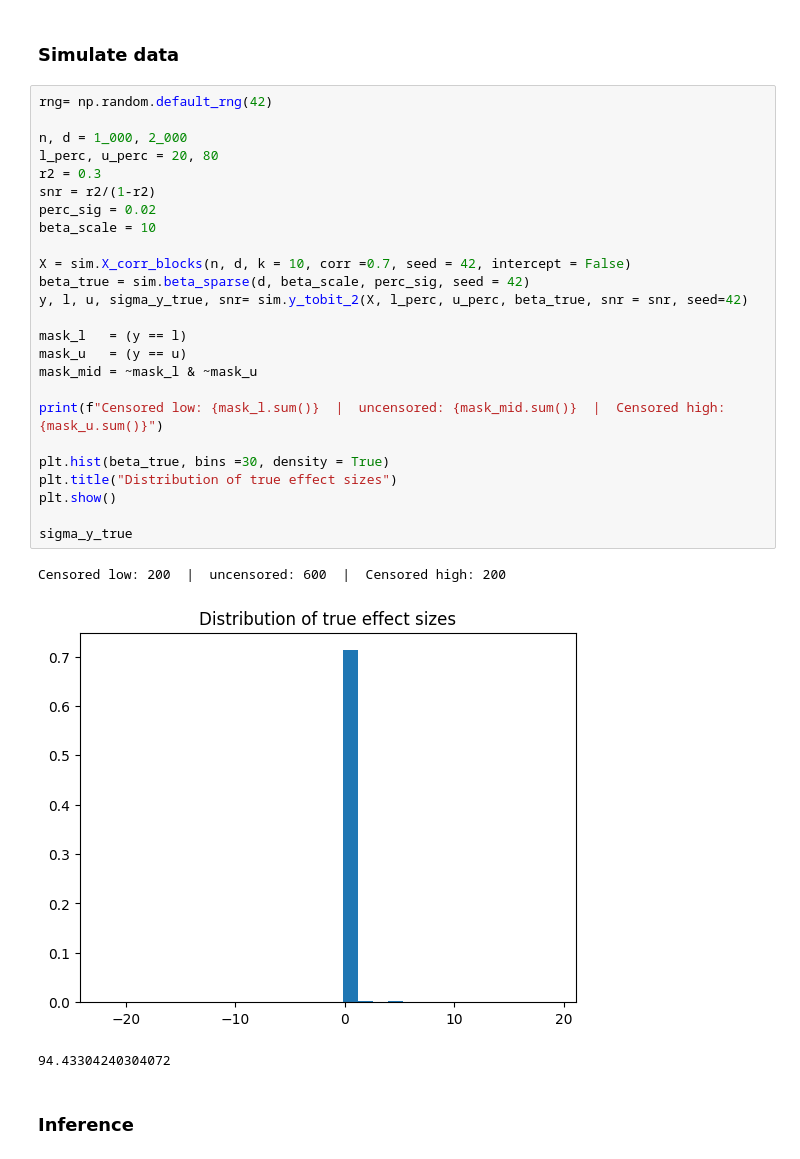
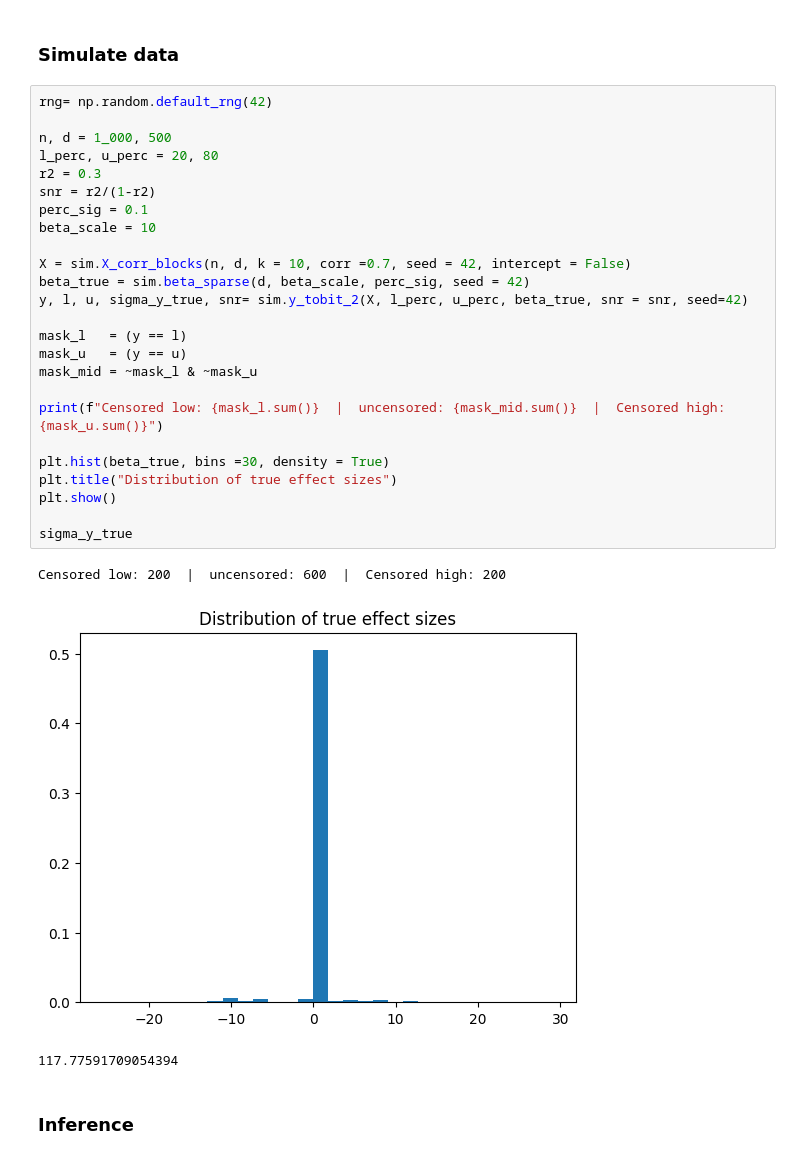
Before and after one commit to mariaestera/vi_tobit, a Jupyter notebook: mfvb_sparse_tobit.ipynb, the cells around one changed output. Drawn from its saved outputs; the diff is of its cells as text.

```diff
--- a/mfvb_sparse_tobit.ipynb
+++ b/mfvb_sparse_tobit.ipynb
@@ -23,32 +23,32 @@ from gibbs import gibbs_disc_spike_slab
 # %%
 rng= np.random.default_rng(42)
 
-n, d = 1_000, 2_000
+n, d = 1_000, 500
 l_perc, u_perc = 20, 80
 r2 = 0.3
 snr = r2/(1-r2)
-perc_sig = 0.02
+perc_sig = 0.1
 beta_scale = 10
 
 X = sim.X_corr_blocks(n, d, k = 10, corr =0.7, seed = 42, intercept = False)
 beta_true = sim.beta_sparse(d, beta_scale, perc_sig, seed = 42)
 y, l, u, sigma_y_true, snr= sim.y_tobit_2(X, l_perc, u_perc, beta_true, snr = snr, seed=42)
 
 mask_l   = (y == l)
 mask_u   = (y == u)
 mask_mid = ~mask_l & ~mask_u
 
 print(f"Censored low: {mask_l.sum()}  |  uncensored: {mask_mid.sum()}  |  Censored high: {mask_u.sum()}")
 
 plt.hist(beta_true, bins =30, density = True)
 plt.title("Distribution of true effect sizes")
 plt.show()
 
 sigma_y_true
 # %% [output]
 Censored low: 200  |  uncensored: 600  |  Censored high: 200
-[figure, old version]
+[figure, new version]
-94.43304240304072
+117.77591709054394
 # %% [markdown]
 ### Inference
 # %%
```
Also changed, not shown: parts of 9 cells of this notebook, 3 other files.
